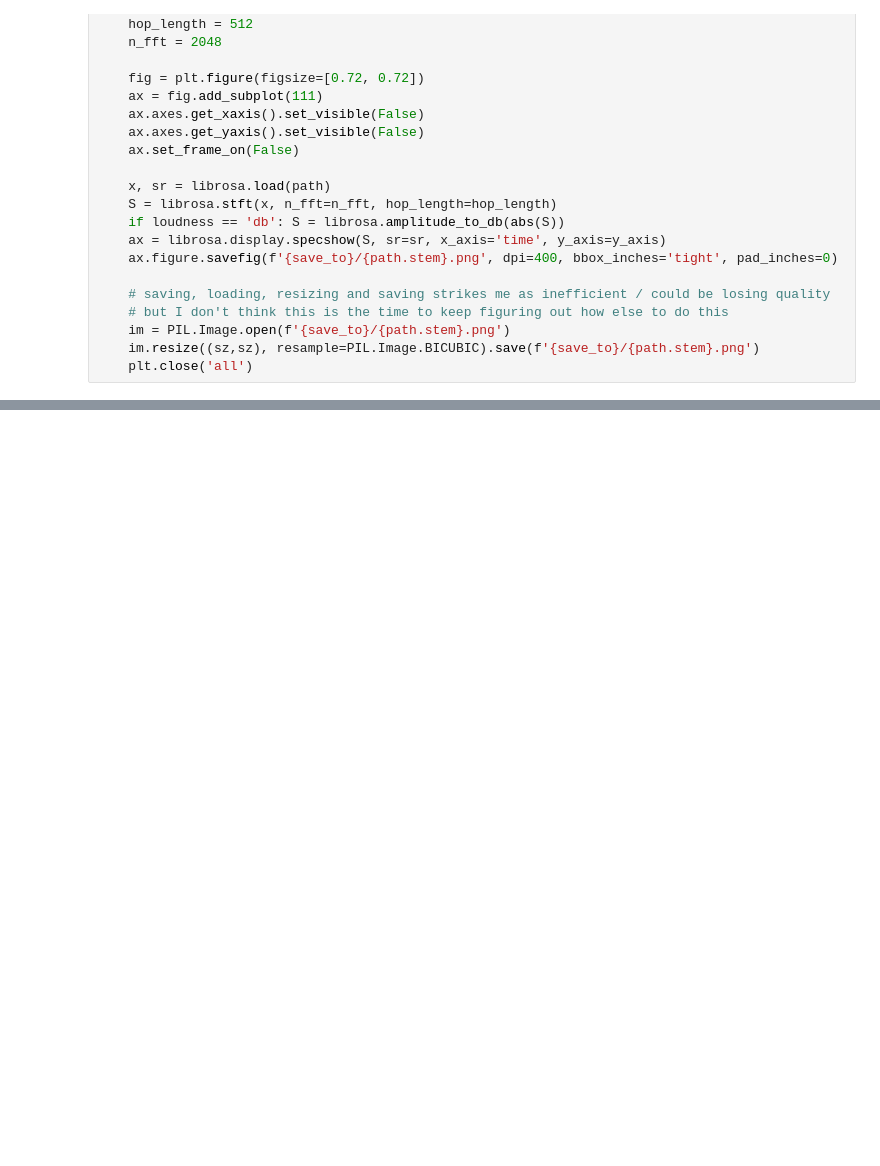
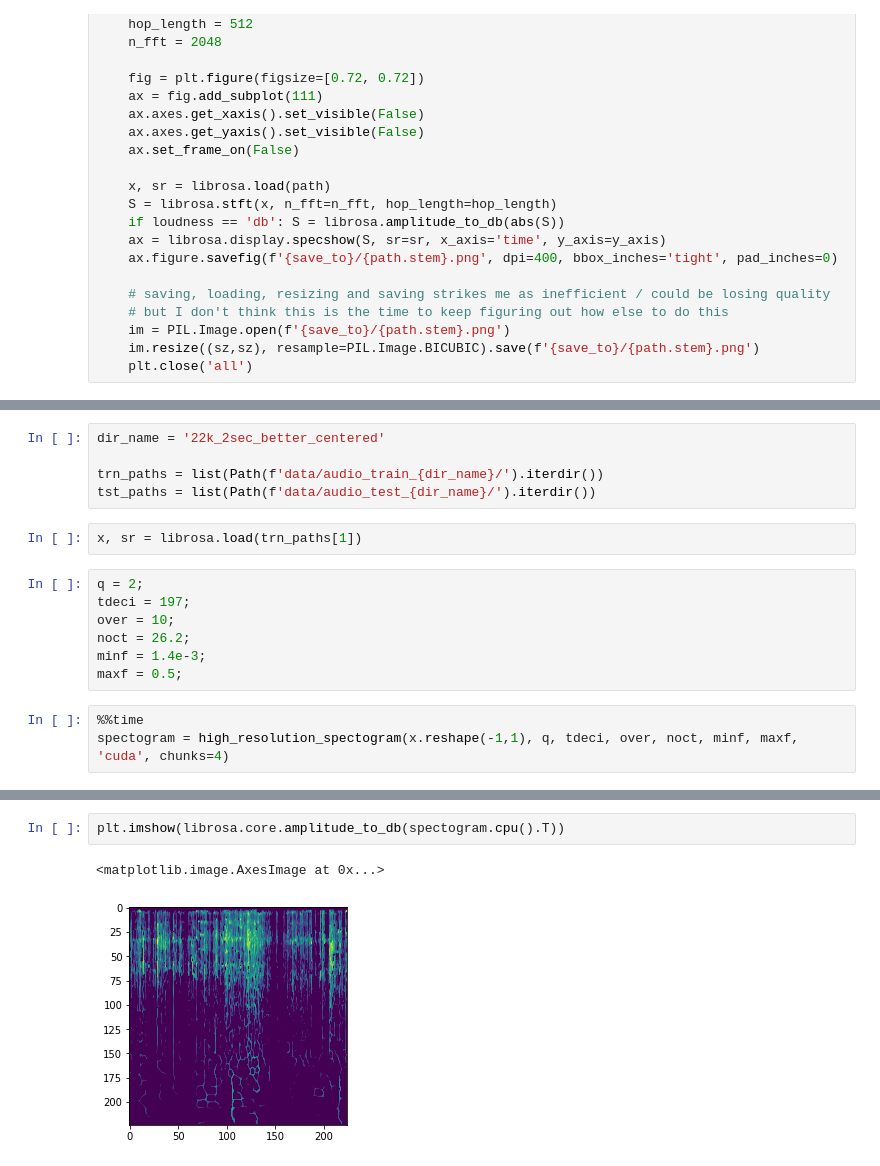
Before and after one commit to vishweshs4/freesound, a Jupyter notebook: 05_Generate_spectograms.ipynb, the cells around one changed output, grey strips where cells are left out. Saved outputs shown, nothing was run; the diff lists cells and outputs as text; blank space fills up the shorter version.

Commit message:
generate data

```diff
--- a/05_Generate_spectograms.ipynb
+++ b/05_Generate_spectograms.ipynb
@@ -288,0 +281,17 @@ from linear_reassignment import *
+# %%
+dir_name = '22k_2sec_better_centered'
+
+trn_paths = list(Path(f'data/audio_train_{dir_name}/').iterdir())
+tst_paths = list(Path(f'data/audio_test_{dir_name}/').iterdir())
+# %%
+x, sr = librosa.load(trn_paths[1])
+# %%
+q = 2;
+tdeci = 197;
+over = 10;
+noct = 26.2;
+minf = 1.4e-3;
+maxf = 0.5;
+# %%
+%%time
+spectogram = high_resolution_spectogram(x.reshape(-1,1), q, tdeci, over, noct, minf, maxf, 'cuda', chunks=4)
@@ -289,2 +301,7 @@ from linear_reassignment import *
+# %%
+plt.imshow(librosa.core.amplitude_to_db(spectogram.cpu().T))
+# %% [output]
+<matplotlib.image.AxesImage at 0x...>
+[figure, added]
 # %%
 sz = 224
```
Also changed, not shown: parts of 14 cells of this notebook.
